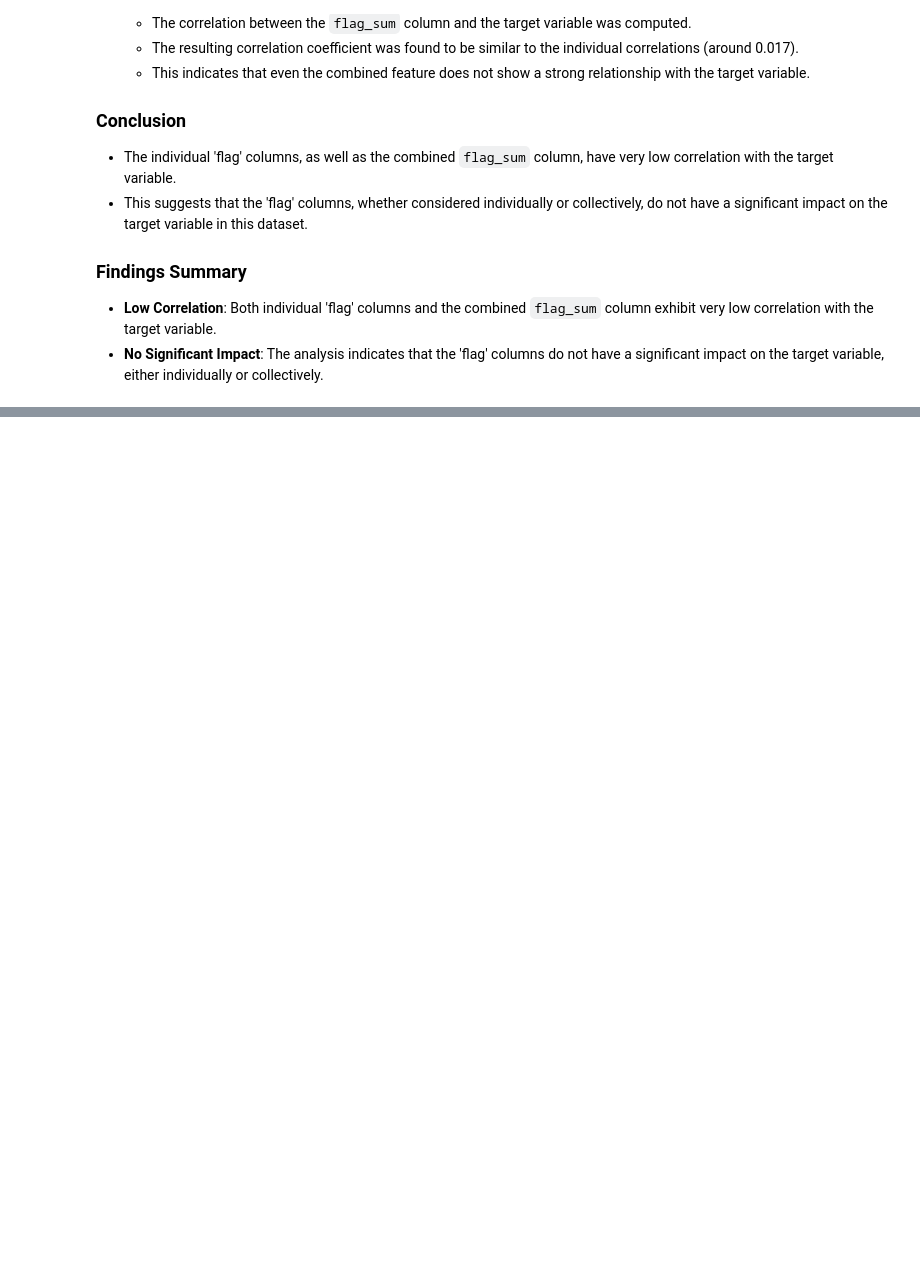
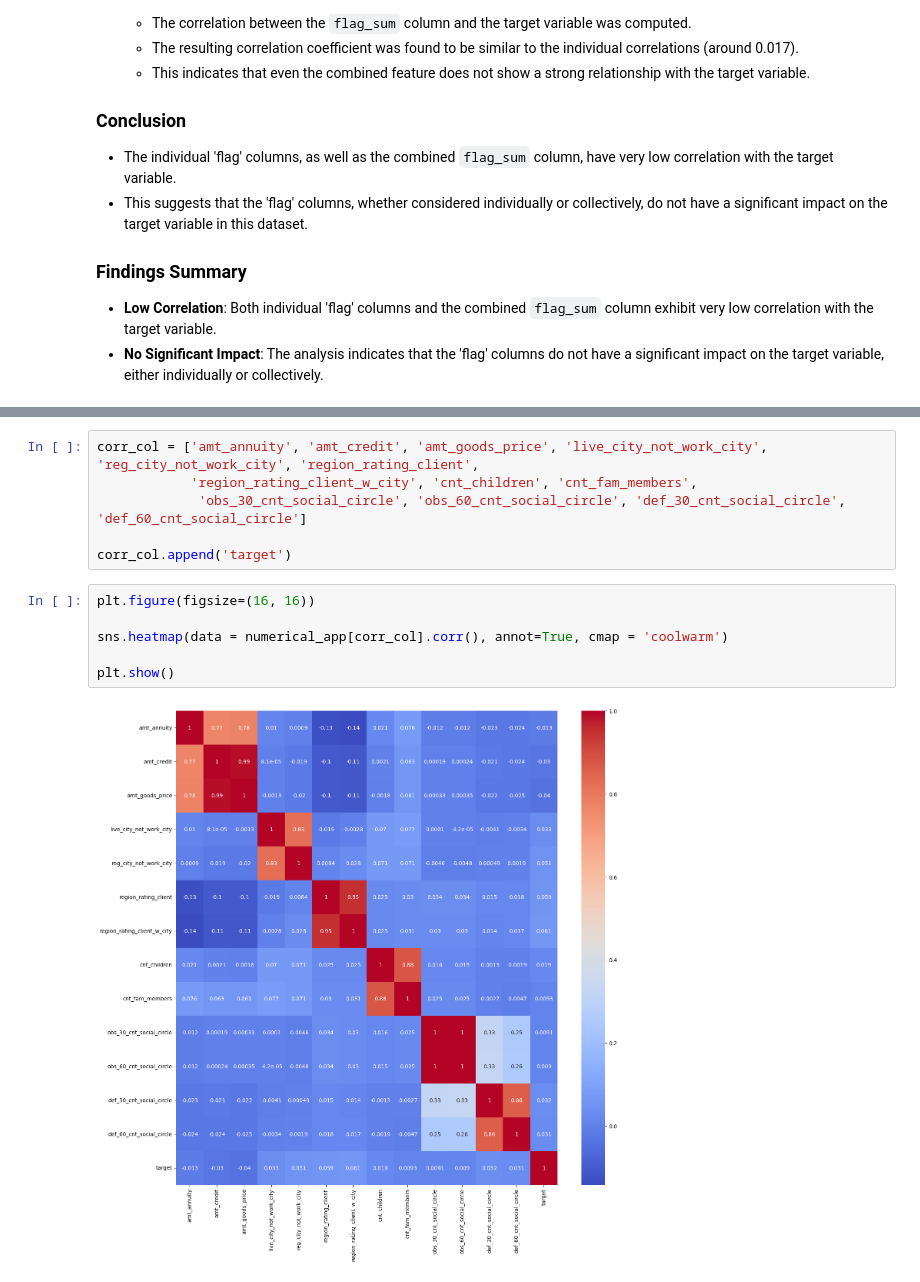
Before and after one commit to Prakash-Kani/Financial-Risk-Detection, a Jupyter notebook: Preprocessing.ipynb, the cells around one changed output, grey strips where cells are left out. Cells and saved outputs as stored; diff of their text form; blank space fills up the shorter version.

```diff
--- a/Preprocessing.ipynb
+++ b/Preprocessing.ipynb
@@ -429,0 +543,14 @@ Shape of the application DataFrame:  (307511, 55)
+# %%
+corr_col = ['amt_annuity', 'amt_credit', 'amt_goods_price', 'live_city_not_work_city', 'reg_city_not_work_city', 'region_rating_client',
+            'region_rating_client_w_city', 'cnt_children', 'cnt_fam_members',
+             'obs_30_cnt_social_circle', 'obs_60_cnt_social_circle', 'def_30_cnt_social_circle', 'def_60_cnt_social_circle']
+
+corr_col.append('target')
+# %%
+plt.figure(figsize=(16, 16))
+
+sns.heatmap(data = numerical_app[corr_col].corr(), annot=True, cmap = 'coolwarm')
+
+plt.show()
+# %% [output]
+[figure, added]
```
Also changed, not shown: parts of 16 cells of this notebook.
